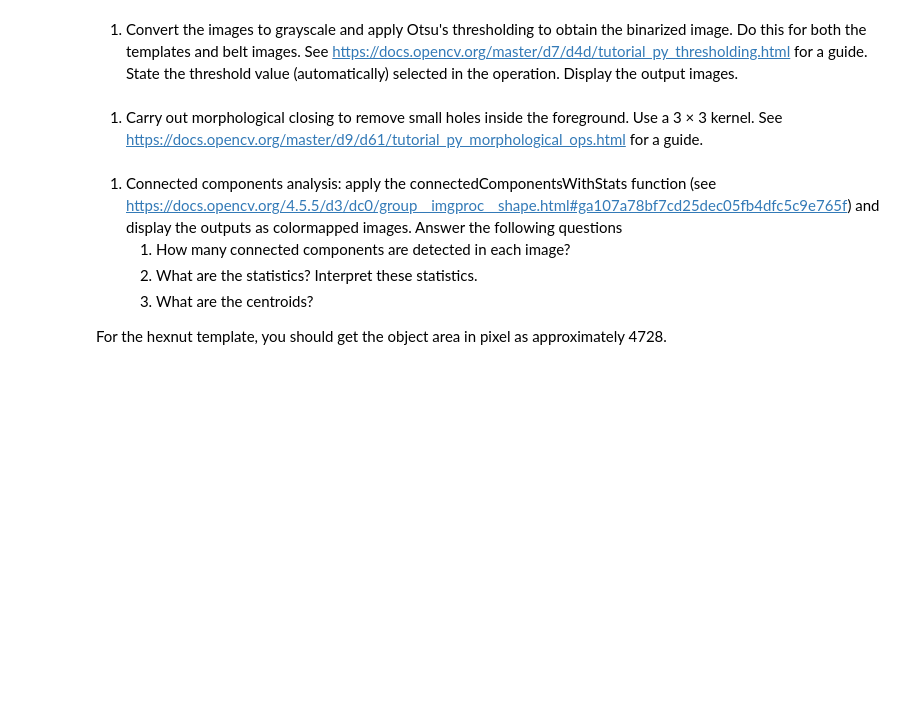
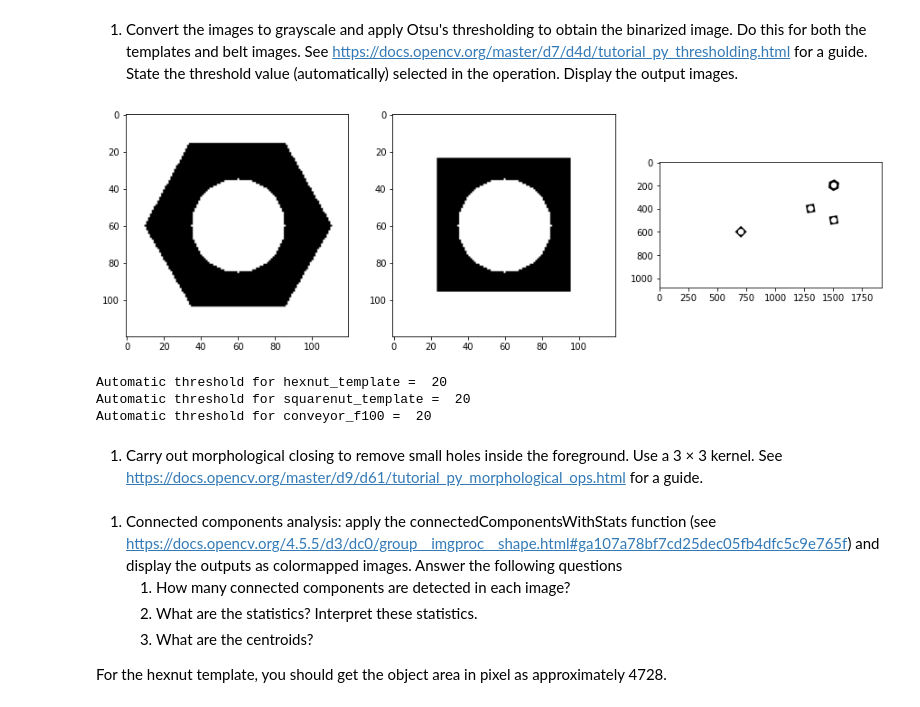
Before and after one commit to Poogitha/Codings, a Jupyter notebook: 190280N_a03.ipynb, the cells around one changed output. Drawn from its saved outputs; the diff is of its cells as text; code cells hidden in the pictures; blank space fills up the shorter version.

```diff
--- a/190280N_a03.ipynb
+++ b/190280N_a03.ipynb
@@ -26,5 +26,32 @@ plt.show()
 # %% [markdown]
 1. Convert the images to grayscale and apply Otsu's thresholding to obtain the binarized image. Do this for both the templates and belt images. See https://docs.opencv.org/master/d7/d4d/tutorial_py_thresholding.html for a guide. State the threshold value (automatically) selected in the operation. Display the output images.
+# %%
+import skimage
+hexnut_gray=cv.cvtColor(hexnut_template,cv.COLOR_BGR2GRAY)
+squarenut_gray=cv.cvtColor(squarenut_template,cv.COLOR_BGR2GRAY)
+conveyor_gray=cv.cvtColor(conveyor_f100,cv.COLOR_BGR2GRAY)
+
+th_hexnut,bw_hexnut=cv.threshold(hexnut_gray,0,255,cv.THRESH_BINARY + cv.THRESH_OTSU)
+th_squarenut,bw_squarenut=cv.threshold(squarenut_gray,0,255,cv.THRESH_BINARY + cv.THRESH_OTSU)
+th_conveyor,bw_conveyor=cv.threshold(conveyor_gray,0,255,cv.THRESH_BINARY + cv.THRESH_OTSU)
+
+t_hexnut = skimage.filters.threshold_otsu(hexnut_gray)
+t_squarenut = skimage.filters.threshold_otsu(squarenut_gray)
+t_conveyor = skimage.filters.threshold_otsu(conveyor_gray)
+
+fig, ax = plt. subplots(1,3,figsize=(15,15))
+ax[0].imshow(cv.cvtColor(bw_hexnut, cv.COLOR_RGB2BGR))
+ax[1].imshow(cv.cvtColor(bw_squarenut, cv.COLOR_RGB2BGR))
+ax[2].imshow(cv.cvtColor(bw_conveyor, cv.COLOR_RGB2BGR))
+plt.show()
+print("Automatic threshold for hexnut_template = ", t_hexnut)
+print("Automatic threshold for squarenut_template = ", t_squarenut)
+print("Automatic threshold for conveyor_f100 = ", t_conveyor)
+# %% [output]
+[figure, added]
+Automatic threshold for hexnut_template =  20
+Automatic threshold for squarenut_template =  20
+Automatic threshold for conveyor_f100 =  20
 # %% [markdown]
 1. Carry out morphological closing to remove small holes inside the foreground. Use a
 3
```
Also changed, not shown: parts of 1 cell of this notebook, 1 other file.
